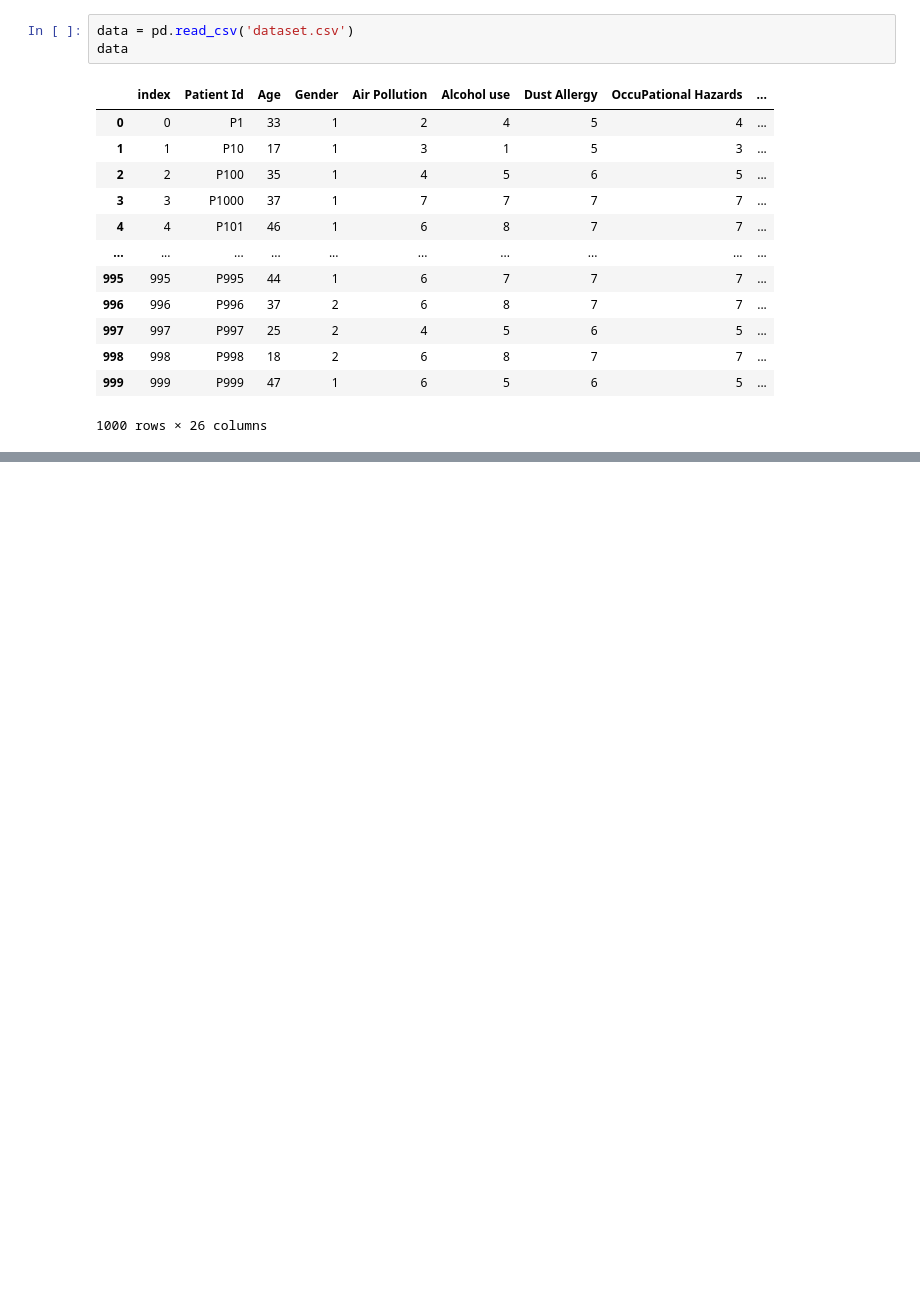
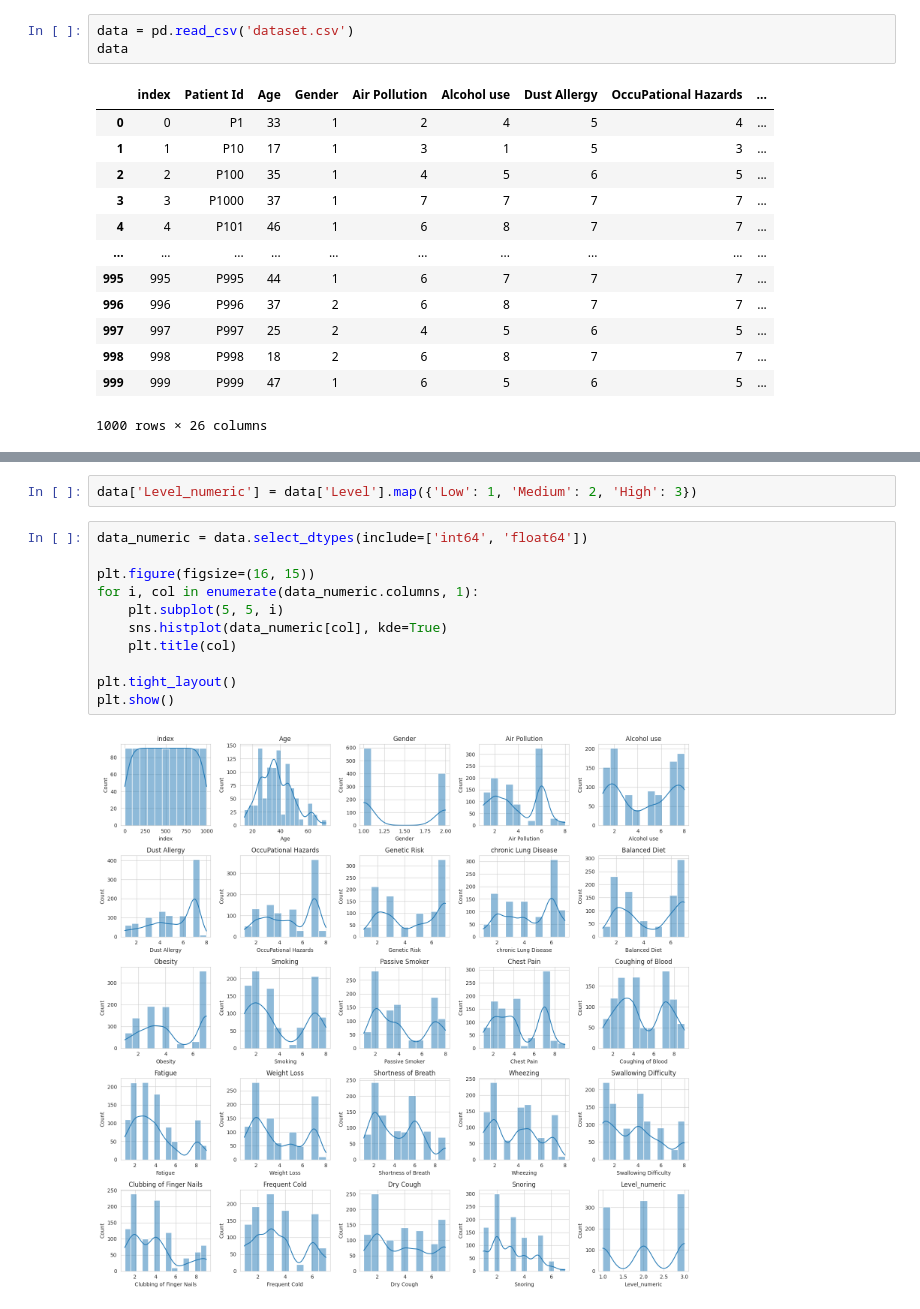
Before and after one commit to mazenbuk/intern, a Jupyter notebook: stunning.ipynb, the cells around one changed output, grey strips where cells are left out. Saved outputs shown, nothing was run; the diff lists cells and outputs as text; blank space fills up the shorter version.

```diff
--- a/stunning.ipynb
+++ b/stunning.ipynb
@@ -21,0 +50,15 @@ data
+# %%
+data['Level_numeric'] = data['Level'].map({'Low': 1, 'Medium': 2, 'High': 3})
+# %%
+data_numeric = data.select_dtypes(include=['int64', 'float64'])
+
+plt.figure(figsize=(16, 15))
+for i, col in enumerate(data_numeric.columns, 1):
+    plt.subplot(5, 5, i)
+    sns.histplot(data_numeric[col], kde=True)
+    plt.title(col)
+
+plt.tight_layout()
+plt.show()
+# %% [output]
+[figure, added]
```
Also changed, not shown: parts of 18 cells of this notebook.
